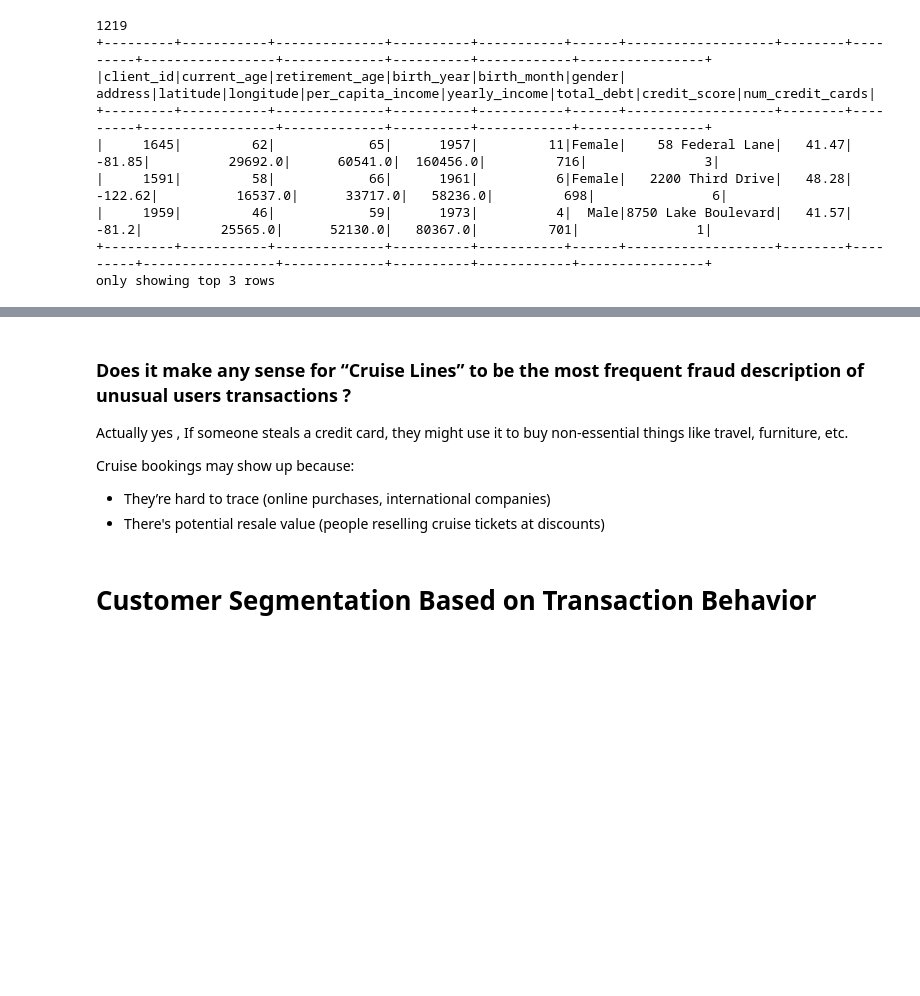
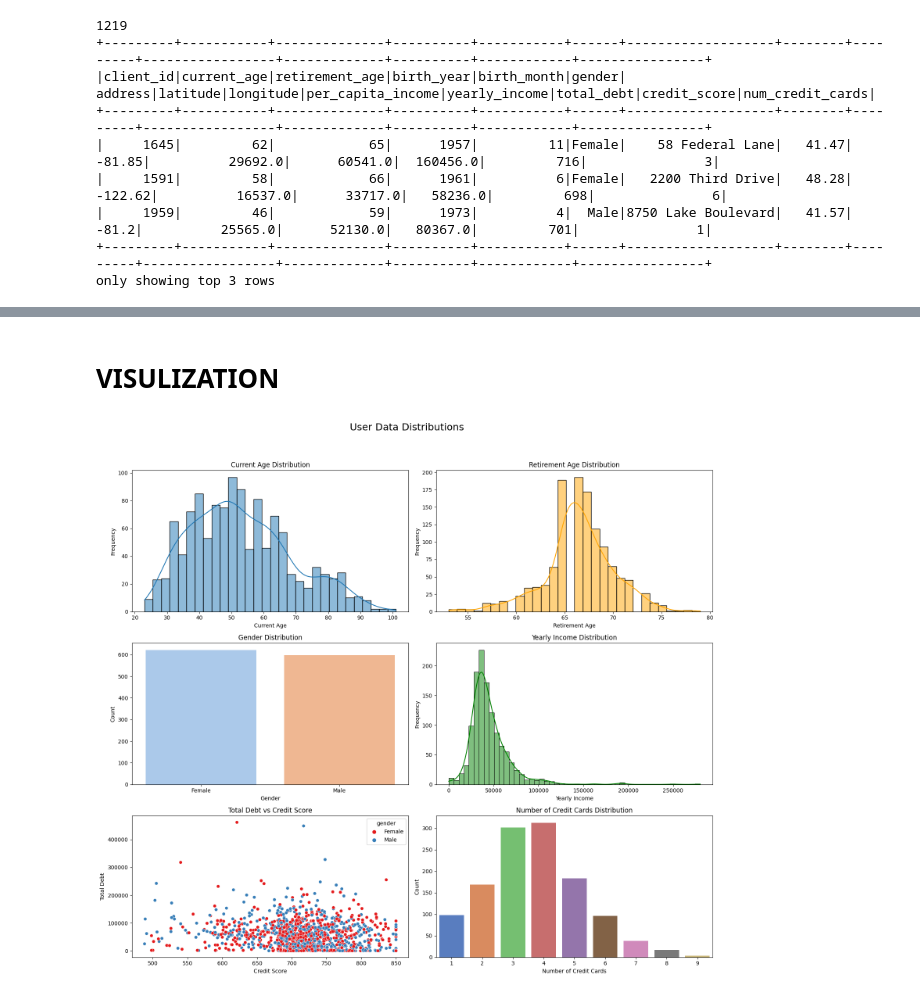
Before and after one commit to Sara-Gamal12/Transaction-Classification-and-Analysis, a Jupyter notebook: Users EDA.ipynb, the cells around one changed output, grey strips where cells are left out. Cells and saved outputs as stored; diff of their text form; code cells hidden in the pictures; blank space fills up the shorter version.

```diff
--- a/Users EDA.ipynb
+++ b/Users EDA.ipynb
@@ -498,14 +103,58 @@ plt.show()
-# %% [markdown]
-### Does it make any sense for “Cruise Lines” to be the most frequent fraud description of unusual users transactions ?
-
-Actually yes , If someone steals a credit card, they might use it to buy non-essential things like travel, furniture, etc.
-
-Cruise bookings may show up because:
-
-* They’re hard to trace (online purchases, international companies)
-* There's potential resale value (people reselling cruise tickets at discounts)
-# %% [markdown]
-# Customer Segmentation Based on Transaction Behavior
+# %% [markdown]
+# VISULIZATION
+# %%
+import matplotlib.pyplot as plt
+import seaborn as sns
+
+# Convert to pandas
+user_df = users_df.toPandas()
+
+# Create subplots
+fig, axes = plt.subplots(nrows=3, ncols=2, figsize=(16, 15))
+fig.suptitle('User Data Distributions', fontsize=18)
+
+# 1. Current Age Distribution
+sns.histplot(user_df["current_age"], bins=30, kde=True, ax=axes[0, 0])
+axes[0, 0].set_title("Current Age Distribution")
+axes[0, 0].set_xlabel("Current Age")
+axes[0, 0].set_ylabel("Frequency")
+
+# 2. Retirement Age Distribution
+sns.histplot(user_df["retirement_age"], bins=30, kde=True, color="orange", ax=axes[0, 1])
+axes[0, 1].set_title("Retirement Age Distribution")
+axes[0, 1].set_xlabel("Retirement Age")
+axes[0, 1].set_ylabel("Frequency")
+
+# 3. Gender Distribution
+gender_counts = user_df["gender"].value_counts().reset_index()
+gender_counts.columns = ["gender", "count"]
+sns.barplot(data=gender_counts, x="gender", y="count", palette="pastel", ax=axes[1, 0])
+axes[1, 0].set_title("Gender Distribution")
+axes[1, 0].set_xlabel("Gender")
+axes[1, 0].set_ylabel("Count")
+
+# 4. Yearly Income Distribution
+sns.histplot(user_df["yearly_income"], bins=50, kde=True, color="green", ax=axes[1, 1])
+axes[1, 1].set_title("Yearly Income Distribution")
+axes[1, 1].set_xlabel("Yearly Income")
+axes[1, 1].set_ylabel("Frequency")
+
+# 5. Scatter Plot: Total Debt vs Credit Score
+sns.scatterplot(data=user_df, x="credit_score", y="total_debt", hue="gender", palette="Set1", ax=axes[2, 0])
+axes[2, 0].set_title("Total Debt vs Credit Score")
+axes[2, 0].set_xlabel("Credit Score")
+axes[2, 0].set_ylabel("Total Debt")
+
+# 6. Number of Credit Cards Distribution
+sns.countplot(data=user_df, x="num_credit_cards", palette="muted", ax=axes[2, 1])
+axes[2, 1].set_title("Number of Credit Cards Distribution")
+axes[2, 1].set_xlabel("Number of Credit Cards")
+axes[2, 1].set_ylabel("Count")
+
+plt.tight_layout(rect=[0, 0.03, 1, 0.95])
+plt.show()
+# %% [output]
+[figure, added]
 # %%
 # Calculate spending per user
 user_spending = transactions_df.groupBy("client_id").agg(
```
Also changed, not shown: parts of 53 cells of this notebook.
